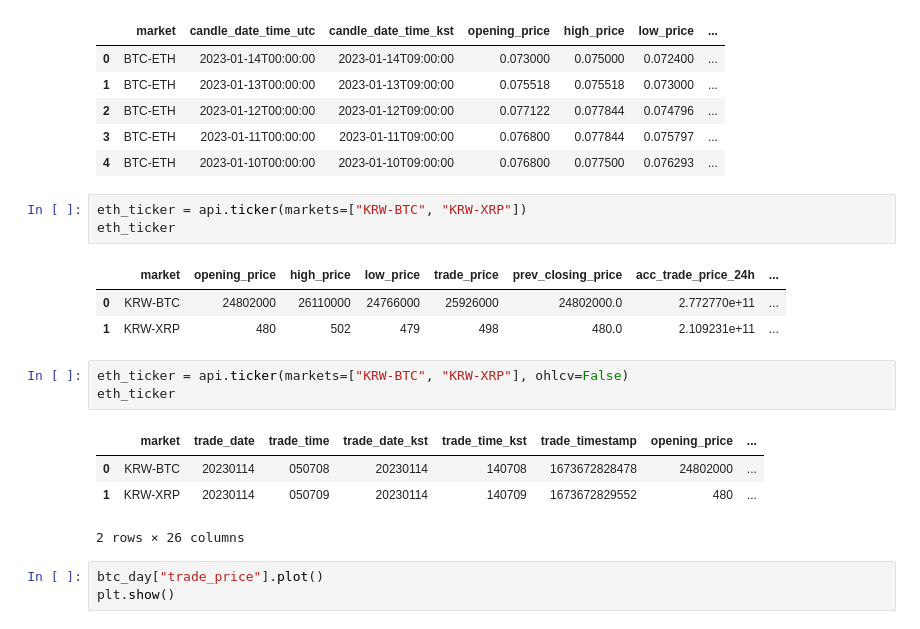
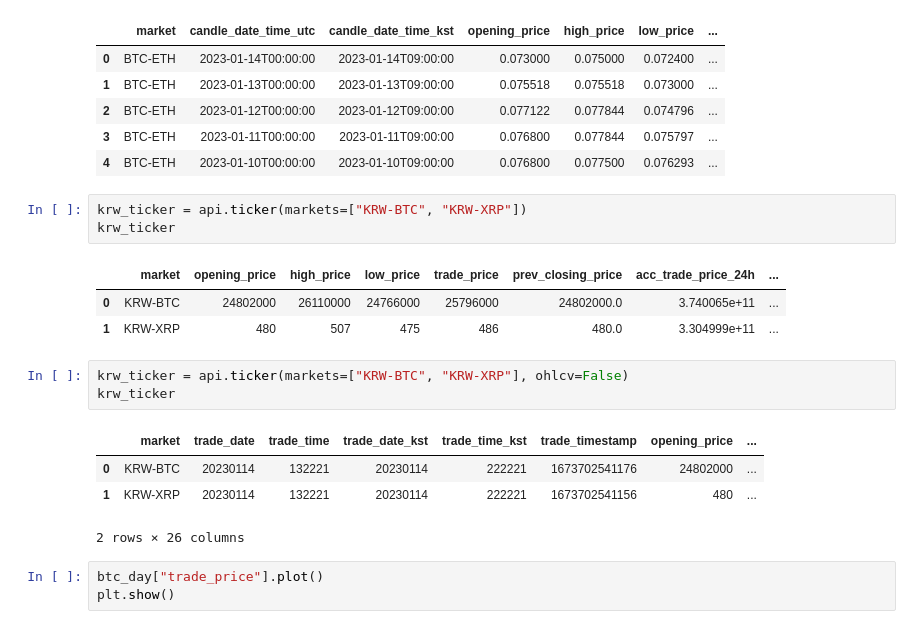
Before and after one commit to Bull-or-Bear-Upbit-Market-Prediction/BoB-Upbitapi, a Jupyter notebook: example.ipynb, the cells around one changed output. Cells and saved outputs as stored; diff of their text form.

Commit message:
[https://github.com/Bull-or-Bear-Upbit-Market-Prediction/BoB-Upbitapi/issues/2] add example

```diff
--- a/example.ipynb
+++ b/example.ipynb
@@ -49,19 +46,19 @@ btc_day.head()
 | 3 | BTC-ETH | 2023-01-11T00:00:00 | 2023-01-11T09:00:00 | 0.076800 | 0.077844 | 0.075797 | ... |
 | 4 | BTC-ETH | 2023-01-10T00:00:00 | 2023-01-10T09:00:00 | 0.076800 | 0.077500 | 0.076293 | ... |
 # %%
-eth_ticker = api.ticker(markets=["KRW-BTC", "KRW-XRP"])
-eth_ticker
+krw_ticker = api.ticker(markets=["KRW-BTC", "KRW-XRP"])
+krw_ticker
 # %% [output]
 |  | market | opening_price | high_price | low_price | trade_price | prev_closing_price | acc_trade_price_24h | ... |
-| 0 | KRW-BTC | 24802000 | 26110000 | 24766000 | 25926000 | 24802000.0 | 2.772770e+11 | ... |
-| 1 | KRW-XRP | 480 | 502 | 479 | 498 | 480.0 | 2.109231e+11 | ... |
+| 0 | KRW-BTC | 24802000 | 26110000 | 24766000 | 25796000 | 24802000.0 | 3.740065e+11 | ... |
+| 1 | KRW-XRP | 480 | 507 | 475 | 486 | 480.0 | 3.304999e+11 | ... |
 # %%
-eth_ticker = api.ticker(markets=["KRW-BTC", "KRW-XRP"], ohlcv=False)
-eth_ticker
+krw_ticker = api.ticker(markets=["KRW-BTC", "KRW-XRP"], ohlcv=False)
+krw_ticker
 # %% [output]
 |  | market | trade_date | trade_time | trade_date_kst | trade_time_kst | trade_timestamp | opening_price | ... |
-| 0 | KRW-BTC | 20230114 | 050708 | 20230114 | 140708 | 1673672828478 | 24802000 | ... |
-| 1 | KRW-XRP | 20230114 | 050709 | 20230114 | 140709 | 1673672829552 | 480 | ... |
+| 0 | KRW-BTC | 20230114 | 132221 | 20230114 | 222221 | 1673702541176 | 24802000 | ... |
+| 1 | KRW-XRP | 20230114 | 132221 | 20230114 | 222221 | 1673702541156 | 480 | ... |
 2 rows × 26 columns
 # %%
 btc_day["trade_price"].plot()
```
Also changed, not shown: parts of 9 cells of this notebook.
